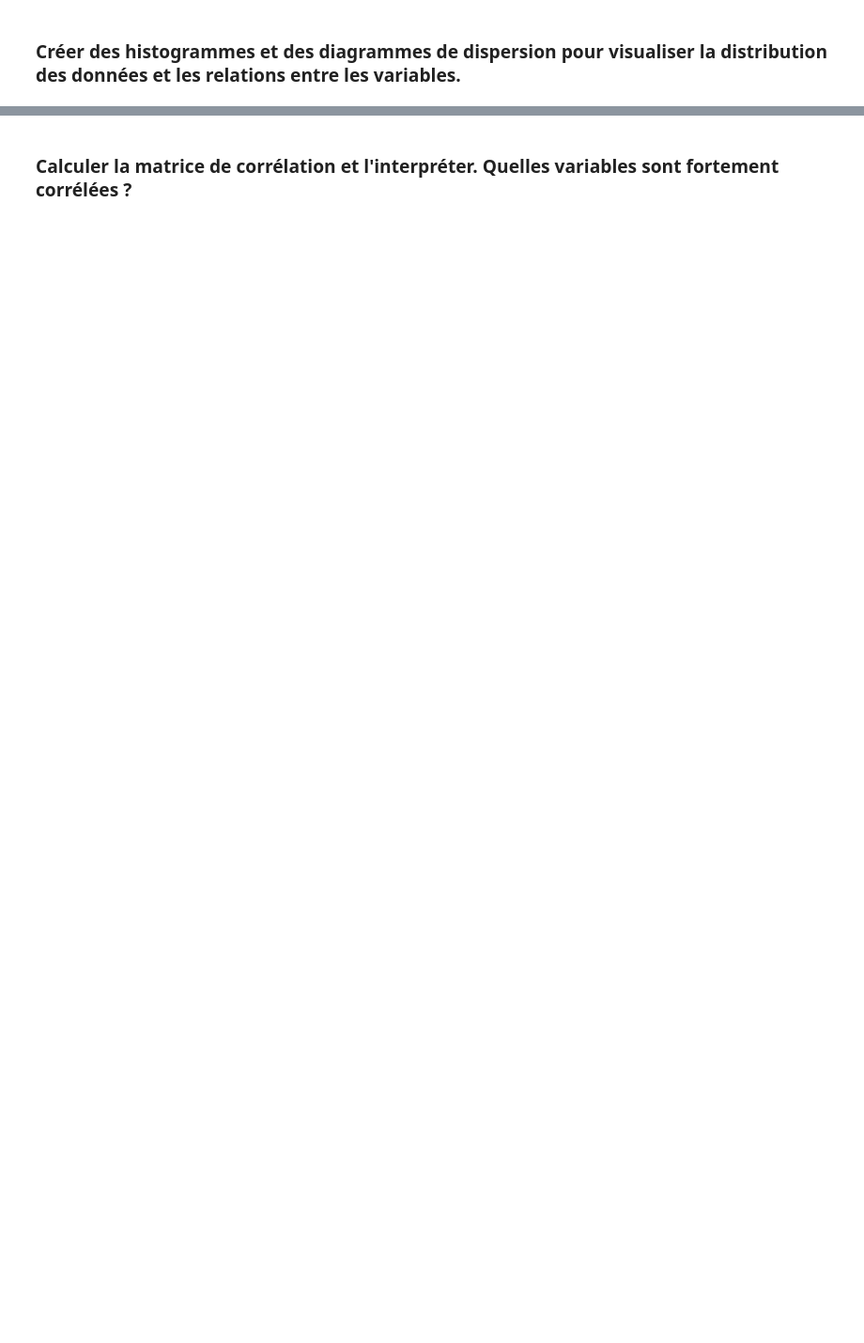
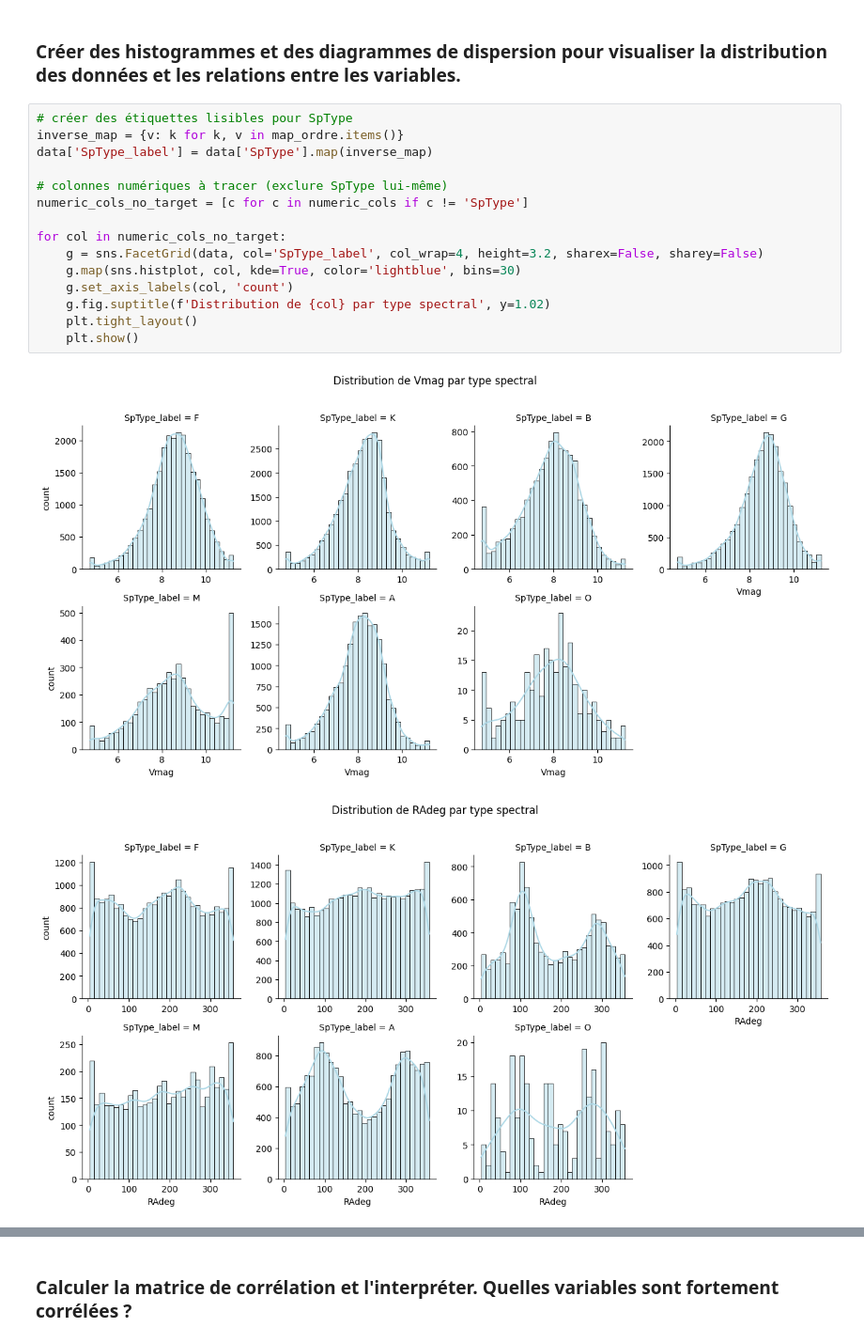
Before and after one commit to ThomasSanna/Data-Analysis-Hipparcos-Star-Astronomy-Catalog, a Jupyter notebook: main.ipynb, the cells around one changed output, grey strips where cells are left out. Shown at 94% size. Drawn from its saved outputs; the diff is of its cells as text; blank space fills up the shorter version.

```diff
--- a/main.ipynb
+++ b/main.ipynb
@@ -279,2 +325,20 @@ data.select_dtypes(include=["number"]).describe()
 # %% [markdown]
 ### Créer des histogrammes et des diagrammes de dispersion pour visualiser la distribution des données et les relations entre les variables.
+# %%
+# créer des étiquettes lisibles pour SpType
+inverse_map = {v: k for k, v in map_ordre.items()}
+data['SpType_label'] = data['SpType'].map(inverse_map)
+
+# colonnes numériques à tracer (exclure SpType lui-même)
+numeric_cols_no_target = [c for c in numeric_cols if c != 'SpType']
+
+for col in numeric_cols_no_target:
+    g = sns.FacetGrid(data, col='SpType_label', col_wrap=4, height=3.2, sharex=False, sharey=False)
+    g.map(sns.histplot, col, kde=True, color='lightblue', bins=30)
+    g.set_axis_labels(col, 'count')
+    g.fig.suptitle(f'Distribution de {col} par type spectral', y=1.02)
+    plt.tight_layout()
+    plt.show()
+# %% [output]
+[figure, added]
+[figure, added]
```
Also changed, not shown: parts of 22 cells of this notebook.
